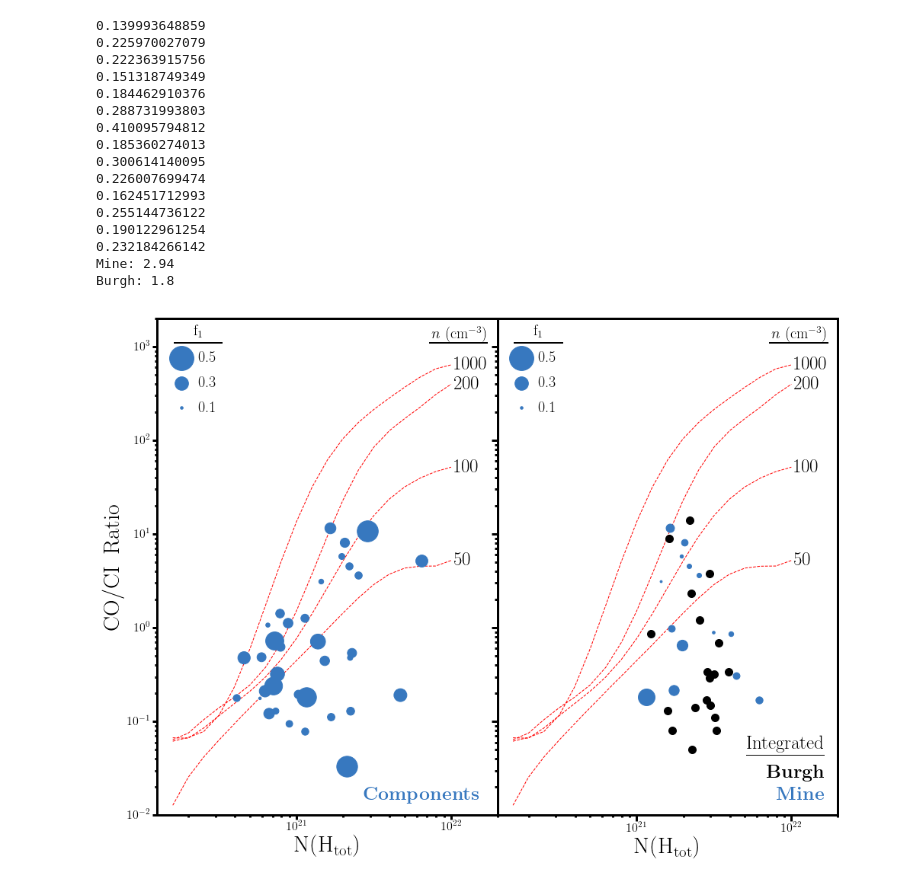
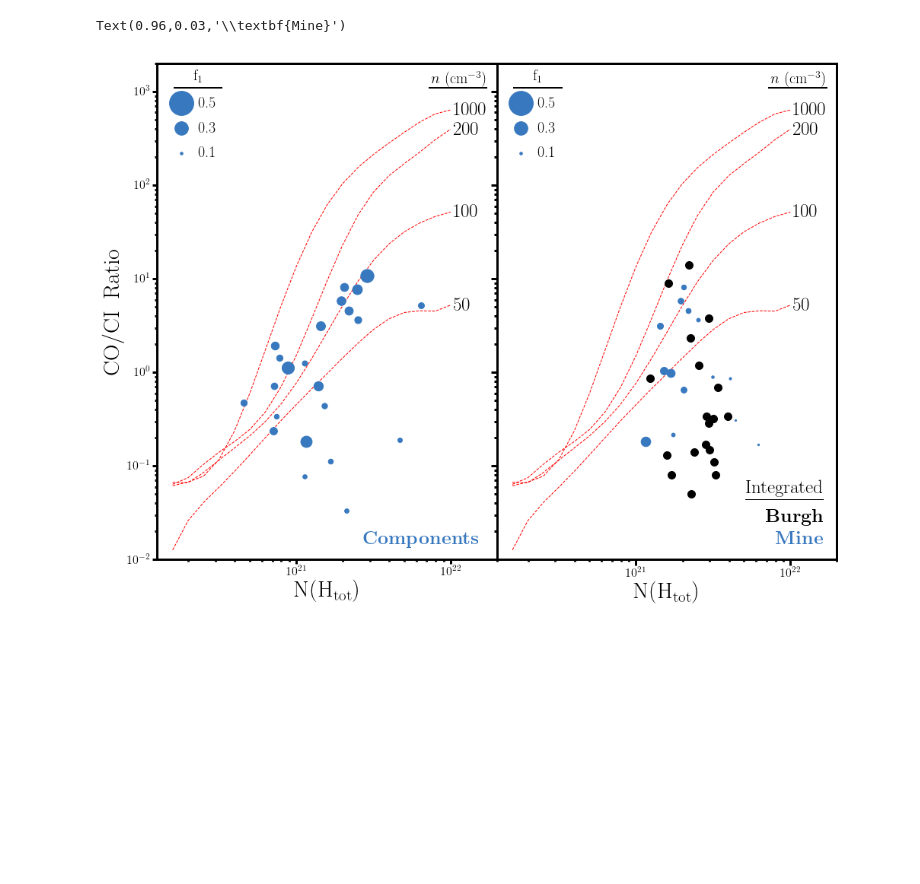
Before and after one commit to codydirks/PGCC_HST, a Jupyter notebook: COAnalysis.ipynb, the cells around one changed output. Cells and saved outputs as stored; diff of their text form; code cells hidden in the pictures; blank space fills up the shorter version.

Commit message:
Cleanup in preparation for thesis writing

```diff
--- a/COAnalysis.ipynb
+++ b/COAnalysis.ipynb
@@ -25,7 +26,17 @@ burgh_data=pd.read_csv('burgh_data.csv')
+# %%
+sheffer_data=pd.read_csv('sheffer_co_h2.csv')
+burgh_data=pd.read_csv('burgh_data.csv')
+published_hs=pd.read_csv('clean_vizier_results.csv')
+
+# Gets elemental depletion parameters from Jenkins09 Table 4
+epcols=['Ax','Bx','zx']
+element_params=pd.read_csv('jenkins_table4.csv')
+element_params[epcols]=element_params[epcols].apply(pd.to_numeric)
+element_params['El']=pd.Series([x.strip() for x in element_params['El']])
 # %%
-with open('primary_sightlines.csv','rb') as csvfile:
+with open('primary_sightlines.csv','r') as csvfile:
     inp=csv.reader(csvfile)
-    primary_sightlines=inp.next()
+    primary_sightlines=next(inp)
 
 sl_data=thesis_tools.load_data(primary_sightlines)
 all_data=thesis_tools.load_results(sl_data)
@@ -319,34 +395,34 @@ subplt2.set_xlabel('Molecular Fraction')
 # %%
-fig=plt.figure(1,figsize=(16,12))
+fig=plt.figure(1,figsize=(16,12),facecolor='w')
 subplt1=plt.subplot(121)
 subplt2=plt.subplot(122)
 
 cut_data=all_data[(all_data['C']>0) & (all_data['CO']>0)&(all_data['O']>16)]
 
-avg=[]
 for sl,data in cut_data.groupby('Sightline'):
-    cs=data[['C','C*','C**']]
-    c=np.log10(np.sum(10**data[['C']].values))
-    c1=np.log10(np.sum(10**data[['C*']].values))
-    c2=np.log10(np.sum(10**data[['C**']].values))
+    # Calculate values for strongest component along this sightline
+    row=data.sort_values('CO',ascending=False).iloc[0]
+    co=row['CO']
+    c=np.log10((10**row[['C','C*','C**']]).sum())
+    h2=co-(((co-c)-5.4674)/0.949756)
+    f_h2=2*(10**(h2-row['H_tot']))
+
+    #Calculate sightline totals for integrated subplot
     c_tot=np.log10(np.sum(10**data[['C','C*','C**']].values))
-    co_tot=np.log10(np.sum([10**n for n in data['CO']]))
-    h2_tot=np.log10(np.sum([10**n for n in data['H_2']]))
-    h_tot=np.log10(np.sum([10**n for n in data['H_tot']]))
+    co_tot=np.log10(np.sum(10**data['CO']))
+    #h2_tot=np.log10(np.sum(10**data['H_2']))
+    co_h2_ratio=((co_tot-c_tot)-5.4674)/0.949756
+    h2_tot=co_tot-co_h2_ratio
+    h_tot=np.log10(np.sum(10**data['H_tot']))
+    f_h2_tot=2*(10**(h2_tot-h_tot))
 
-    cs=np.log10((10**data[['C','C*','C**']]).sum(axis=1))
-    x=10**data['H_tot']
-    y=10**(data['CO']-cs)
-    f1s=10**(data['C*']-np.log10((10**data[['C','C*','C**']]).sum(axis=1)))
+    x=10**row['H_tot']
+    y=10**(row['CO'])/np.sum(10**(row[['C','C*','C**']].values))
     subplt1.scatter(x,y,marker='o',color=blue,
-                    s=5000*(f1s-0.05)**2,zorder=1)
+                    s=300*f_h2,zorder=1)
     if 14.5 < c_tot < 15.:
-        subplt2.plot(10**h_tot,10**(co_tot-c_tot),marker='o',color=blue,markersize=np.sqrt(5000)*(10**(c1-c_tot)-0.1),zorder=2)
-        print 10**(c1-c_tot)
-        avg.append(10**(co_tot-c_tot))
+        subplt2.plot(10**h_tot,10**(co_tot-c_tot),marker='o',color=blue,markersize=17*f_h2_tot,zorder=2)
 
-print 'Mine:',round(np.mean(avg),2)
-avg=[]
 for idx,row in burgh_data.iterrows():
     x=np.log10(10**float(row['HI'])+2*10**float(row['H2']))
     if row['CO/CI'].startswith('<'):
@@ -361,8 +437,6 @@ for idx,row in burgh_data.iterrows():
         size=10
     if 14.5<float(row['CI'])<15.:
         subplt2.errorbar(10**x,y,yerr=yerr, uplims=uplims,color='k',marker='o',markersize=size,zorder=-1)
-        avg.append(y)
-print 'Burgh:',round(np.mean(avg),2)
 
 subplt1.set_ylabel('CO/CI$\;\;$Ratio',fontsize=30)
 for subplt in (subplt1,subplt2):
@@ -373,49 +447,34 @@ for subplt in (subplt1,subplt2):
     subplt.set_xlim(10**20.1,10**22.3)
     subplt.text(0.97,0.96,'$n$ (cm$^{-3}$)',fontsize=20,transform=subplt.transAxes,ha='right')
     subplt.axhline(1100,0.8,0.97,linewidth=2)
 
     subplt.text(0.12,0.96,'f$_1$',fontsize=20,transform=subplt.transAxes,ha='center')
     subplt.axhline(1100,0.05,0.19,linewidth=2)
     for i,f1 in enumerate([0.1,0.3,0.5]):
         subplt.plot(0.07,0.82+0.05*i,transform=subplt.transAxes,marker='o',color=blue,markersize=np.sqrt(5000.)*(f1-0.05))
         subplt.text(0.12,0.82+0.05*i,str(f1),transform=subplt.transAxes,fontsize=20,va='center')
 
 plt.subplots_adjust(wspace=0)
 subplt2.set_yticklabels([])
 subplt2.tick_params('y',which='major',length=8)
 subplt2.tick_params('x',which='major',length=8)
 subplt2.tick_params('y',which='minor',length=4)
 
 
-for n,[(s1,(s1x,s1y)),(s2,(s2x,s2y))] in theor_results:
+for n,[(s1,(s1x,s1y)),(s2,(s2x,s2y)),(s3,(s3x,s3y)),(s4,(s4x,s4y))] in theor_results:
     for subplt in (subplt1,subplt2):
         subplt.plot(10**s1x,10**(s2y-(s1y-1.8)),'r--',zorder=-1,linewidth=1)
         subplt.text(10**(s1x[-1]+0.02),10**(s2y[-1]-(s1y[-1]-1.8)),str(n),fontsize=25,ha='left',va='center')
 
 
 subplt1.text(0.95,0.03,'\\textbf{Components}',fontsize=25,transform=subplt1.transAxes,ha='right',color=blue)
 
-subplt2.text(0.96,0.12,'\underline{Integrated}',fontsize=25,transform=subplt2.transAxes,ha='right')
+subplt2.text(0.96,0.12,'\\underline{Integrated}',fontsize=25,transform=subplt2.transAxes,ha='right')
 subplt2.text(0.96,0.075,'\\textbf{Burgh}',fontsize=25,transform=subplt2.transAxes,ha='right')
 subplt2.text(0.96,0.03,'\\textbf{Mine}',fontsize=25,transform=subplt2.transAxes,ha='right',color=blue)
 
 
 #plt.savefig('/Users/codydirks/Desktop/plots/co_c_ratio_vs_h.pdf')
 # %% [output]
-0.139993648859
-0.225970027079
-0.222363915756
-0.151318749349
-0.184462910376
-0.288731993803
-0.410095794812
-0.185360274013
-0.300614140095
-0.226007699474
-0.162451712993
-0.255144736122
-0.190122961254
-0.232184266142
-Mine: 2.94
-Burgh: 1.8
+Text(0.96,0.03,'\\textbf{Mine}')
-[figure, old version]
+[figure, new version]
```
Also changed, not shown: parts of 17 cells of this notebook, 5 other files.
